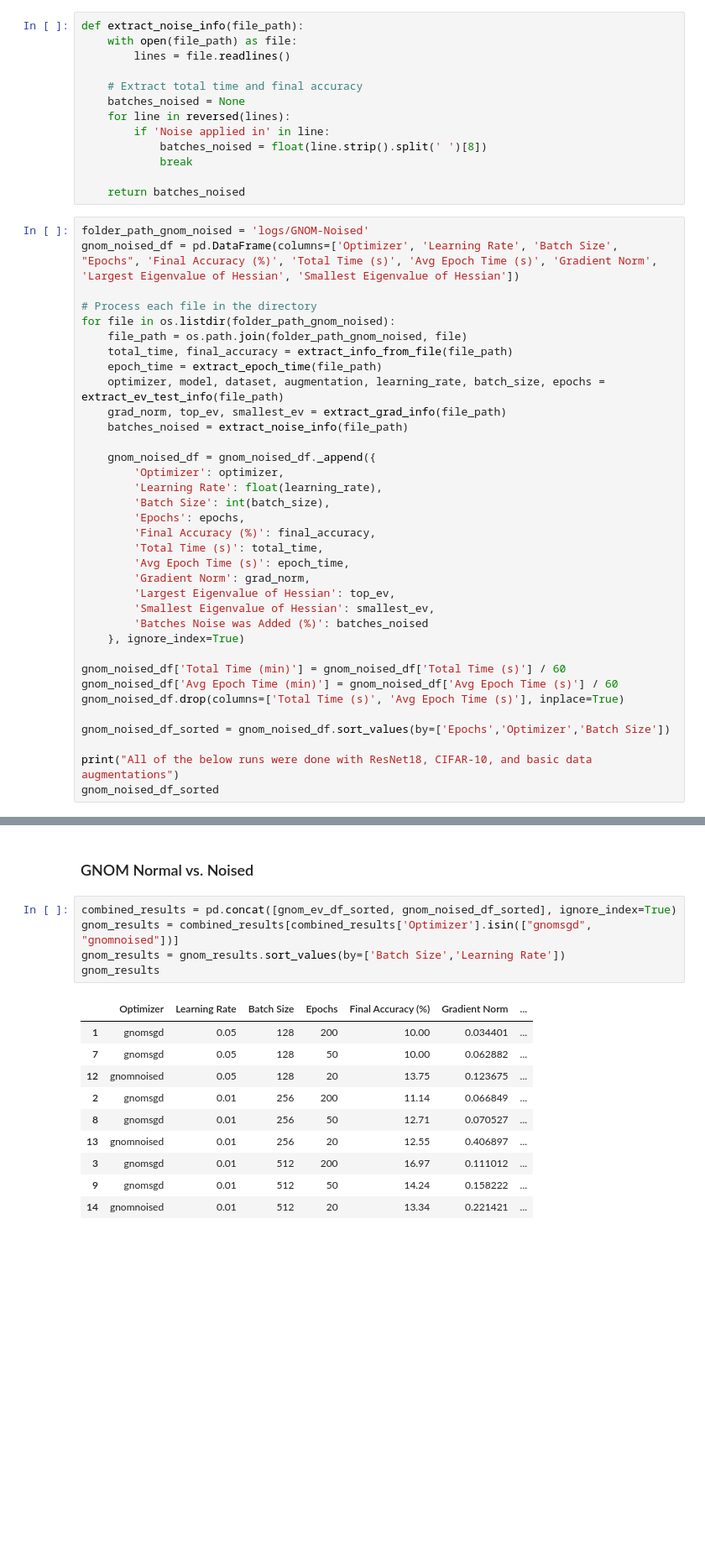
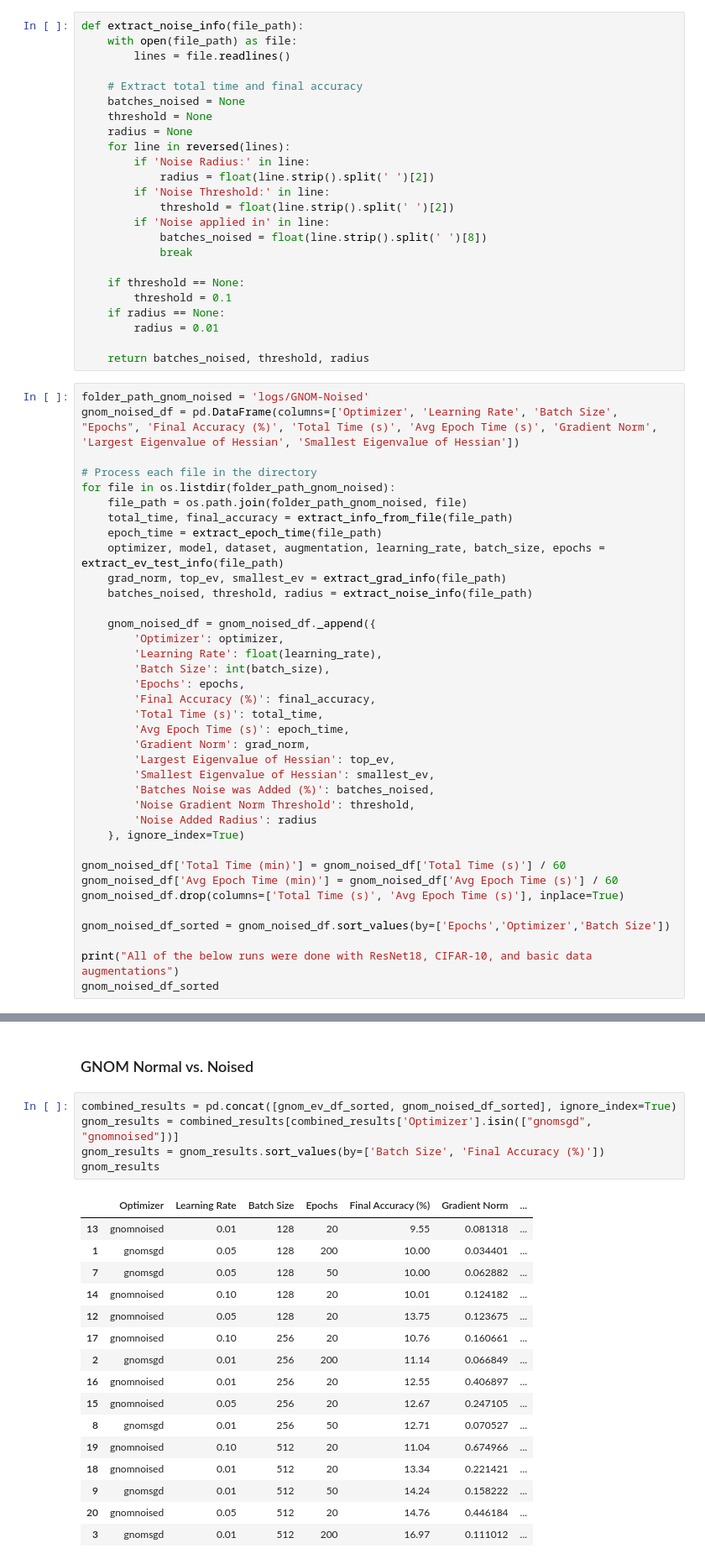
Before and after one commit to thomask902/2024-Numerical-Optimization-Research, a Jupyter notebook: results.ipynb, the cells around one changed output, grey strips where cells are left out. Shown at 84% size. Drawn from its saved outputs; the diff is of its cells as text; blank space fills up the shorter version.

Commit message:
added outputting of noise threshold and radius

```diff
--- a/results.ipynb
+++ b/results.ipynb
@@ -302,12 +319,23 @@ def extract_noise_info(file_path):
 
     # Extract total time and final accuracy
     batches_noised = None
+    threshold = None
+    radius = None
     for line in reversed(lines):
+        if 'Noise Radius:' in line:
+            radius = float(line.strip().split(' ')[2])
+        if 'Noise Threshold:' in line:
+            threshold = float(line.strip().split(' ')[2])
         if 'Noise applied in' in line:
             batches_noised = float(line.strip().split(' ')[8])
             break
 
-    return batches_noised
+    if threshold == None:
+        threshold = 0.1
+    if radius == None:
+        radius = 0.01
+
+    return batches_noised, threshold, radius
 # %%
 folder_path_gnom_noised = 'logs/GNOM-Noised'
 gnom_noised_df = pd.DataFrame(columns=['Optimizer', 'Learning Rate', 'Batch Size', "Epochs", 'Final Accuracy (%)', 'Total Time (s)', 'Avg Epoch Time (s)', 'Gradient Norm', 'Largest Eigenvalue of Hessian', 'Smallest Eigenvalue of Hessian'])
@@ -319,7 +347,7 @@ for file in os.listdir(folder_path_gnom_noised):
     epoch_time = extract_epoch_time(file_path)
     optimizer, model, dataset, augmentation, learning_rate, batch_size, epochs = extract_ev_test_info(file_path)
     grad_norm, top_ev, smallest_ev = extract_grad_info(file_path)
-    batches_noised = extract_noise_info(file_path)
+    batches_noised, threshold, radius = extract_noise_info(file_path)
 
     gnom_noised_df = gnom_noised_df._append({
         'Optimizer': optimizer,
@@ -332,7 +360,9 @@ for file in os.listdir(folder_path_gnom_noised):
         'Gradient Norm': grad_norm,
         'Largest Eigenvalue of Hessian': top_ev,
         'Smallest Eigenvalue of Hessian': smallest_ev,
-        'Batches Noise was Added (%)': batches_noised
+        'Batches Noise was Added (%)': batches_noised,
+        'Noise Gradient Norm Threshold': threshold,
+        'Noise Added Radius': radius
     }, ignore_index=True)
 
 gnom_noised_df['Total Time (min)'] = gnom_noised_df['Total Time (s)'] / 60
@@ -354,16 +390,22 @@ All of the below runs were done with ResNet18, CIFAR-10, and basic data augmenta
 # %%
 combined_results = pd.concat([gnom_ev_df_sorted, gnom_noised_df_sorted], ignore_index=True)
 gnom_results = combined_results[combined_results['Optimizer'].isin(["gnomsgd", "gnomnoised"])]
-gnom_results = gnom_results.sort_values(by=['Batch Size','Learning Rate'])
+gnom_results = gnom_results.sort_values(by=['Batch Size', 'Final Accuracy (%)'])
 gnom_results
 # %% [output]
 |  | Optimizer | Learning Rate | Batch Size | Epochs | Final Accuracy (%) | Gradient Norm | ... |
+| 13 | gnomnoised | 0.01 | 128 | 20 | 9.55 | 0.081318 | ... |
 | 1 | gnomsgd | 0.05 | 128 | 200 | 10.00 | 0.034401 | ... |
 | 7 | gnomsgd | 0.05 | 128 | 50 | 10.00 | 0.062882 | ... |
+| 14 | gnomnoised | 0.10 | 128 | 20 | 10.01 | 0.124182 | ... |
 | 12 | gnomnoised | 0.05 | 128 | 20 | 13.75 | 0.123675 | ... |
+| 17 | gnomnoised | 0.10 | 256 | 20 | 10.76 | 0.160661 | ... |
 | 2 | gnomsgd | 0.01 | 256 | 200 | 11.14 | 0.066849 | ... |
+| 16 | gnomnoised | 0.01 | 256 | 20 | 12.55 | 0.406897 | ... |
+| 15 | gnomnoised | 0.05 | 256 | 20 | 12.67 | 0.247105 | ... |
 | 8 | gnomsgd | 0.01 | 256 | 50 | 12.71 | 0.070527 | ... |
-| 13 | gnomnoised | 0.01 | 256 | 20 | 12.55 | 0.406897 | ... |
+| 19 | gnomnoised | 0.10 | 512 | 20 | 11.04 | 0.674966 | ... |
+| 18 | gnomnoised | 0.01 | 512 | 20 | 13.34 | 0.221421 | ... |
+| 9 | gnomsgd | 0.01 | 512 | 50 | 14.24 | 0.158222 | ... |
+| 20 | gnomnoised | 0.05 | 512 | 20 | 14.76 | 0.446184 | ... |
 | 3 | gnomsgd | 0.01 | 512 | 200 | 16.97 | 0.111012 | ... |
-| 9 | gnomsgd | 0.01 | 512 | 50 | 14.24 | 0.158222 | ... |
-| 14 | gnomnoised | 0.01 | 512 | 20 | 13.34 | 0.221421 | ... |
```
Also changed, not shown: parts of 3 cells of this notebook, 7 other files.
